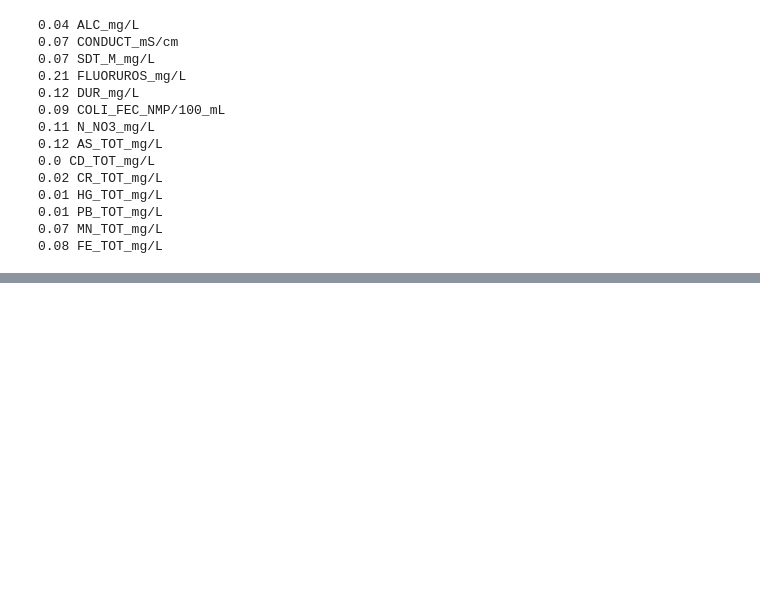
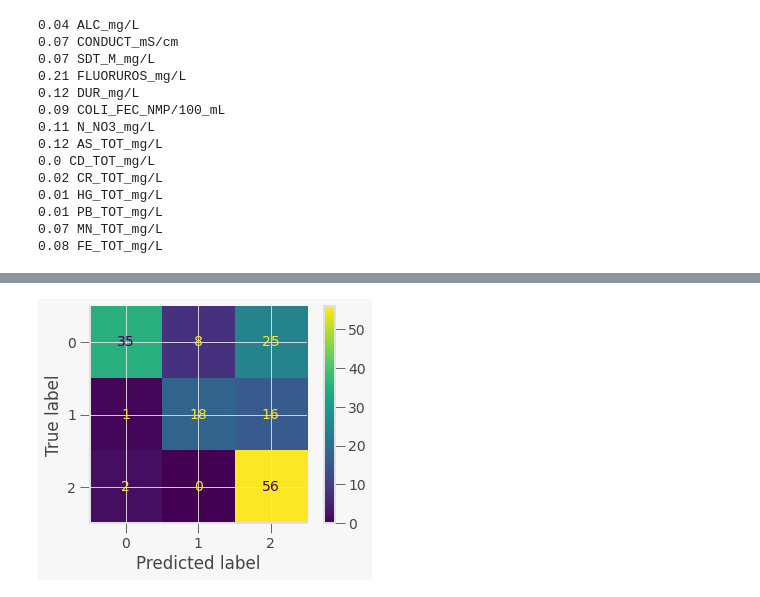
Before and after one commit to PosgradoMNA/actividades-del-projecto-cad_equipo_18, a Jupyter notebook: Equipo_18_Entrega_2_Aguas_Subterraneas.ipynb, the cells around one changed output, grey strips where cells are left out. Saved outputs shown, nothing was run; the diff lists cells and outputs as text; code cells hidden in the pictures; blank space fills up the shorter version.

```diff
--- a/Equipo_18_Entrega_2_Aguas_Subterraneas.ipynb
+++ b/Equipo_18_Entrega_2_Aguas_Subterraneas.ipynb
@@ -1127,0 +1165,7 @@ from sklearn.metrics import classification_report
+# %%
+cm = confusion_matrix(y_test,y_pred_tree)
+displ = ConfusionMatrixDisplay(confusion_matrix=cm)
+displ.plot()
+plt.show()
+# %% [output]
+[figure, added]
```
Also changed, not shown: parts of 7 cells of this notebook.
